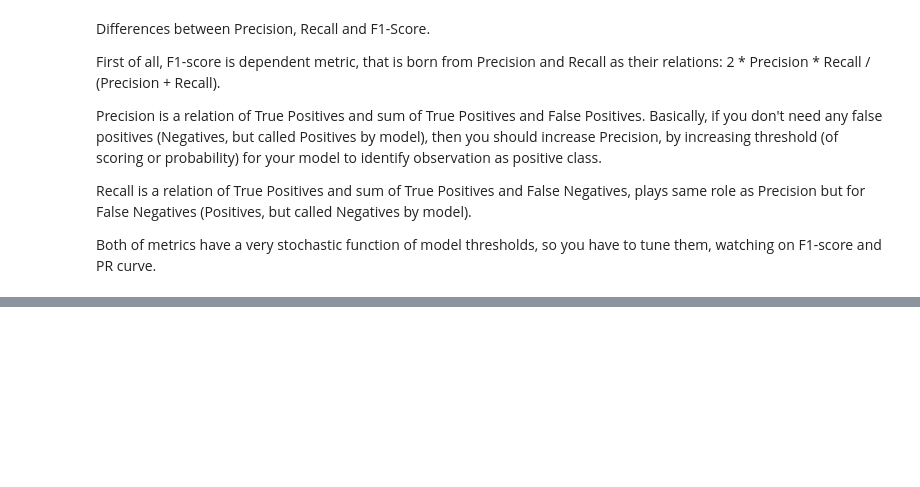
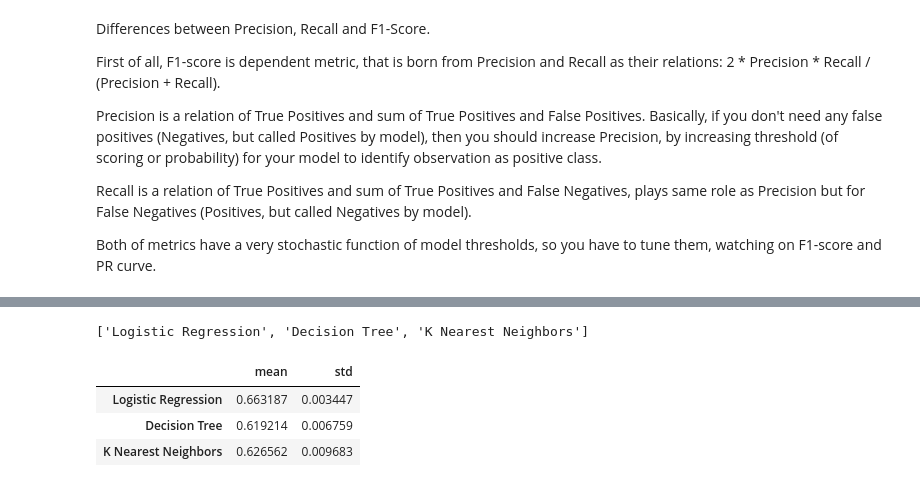
Before and after one commit to whaattisit/Data-Mining, a Jupyter notebook: practice 4/practice_4.ipynb, the cells around one changed output, grey strips where cells are left out. Drawn from its saved outputs; the diff is of its cells as text; code cells hidden in the pictures; blank space fills up the shorter version.

```diff
--- a/practice 4/practice_4.ipynb
+++ b/practice 4/practice_4.ipynb
@@ -259,0 +338,41 @@ I think the real bussiness model
+# %%
+skf = StratifiedKFold(n_splits=5, shuffle=True)
+
+model_performance_means = {}
+model_performance_stds = {}
+
+for classifier in classifiers:
+    f1_stratified = []
+    pipeline = Pipeline( # pipeline
+        steps=[
+            ('preprocessor', preprocessor),
+            ('classifier', classifiers[classifier])
+        ]
+    )
+
+    for train_index, test_index in skf.split(X, y): # cross validation
+        X_train_fold, X_test_fold = X.iloc[train_index], X.iloc[test_index]
+        y_train_fold, y_test_fold = y.iloc[train_index], y.iloc[test_index]
+
+        pipeline.fit(X_train_fold, y_train_fold)
+        y_pred_fold = pipeline.predict(X_test_fold)
+        f1_stratified.append(f1_score(y_test_fold, y_pred_fold))
+
+    model_performance_means[classifier] = np.mean(f1_stratified) # mean and variance of cross-validation sample
+    model_performance_stds[classifier] = np.std(f1_stratified)
+# %%
+print(list(model_performance_means.keys()))
+# %% [output]
+['Logistic Regression', 'Decision Tree', 'K Nearest Neighbors']
+# %%
+table = pd.concat(
+    [pd.DataFrame(model_performance_means.values(), index=list(model_performance_means.keys()), columns=['mean']),
+    pd.DataFrame(model_performance_stds.values(), index=list(model_performance_stds.keys()), columns=['std'])],
+    axis=1
+)
+display(table)
+# %% [output]
+|  | mean | std |
+| Logistic Regression | 0.663187 | 0.003447 |
+| Decision Tree | 0.619214 | 0.006759 |
+| K Nearest Neighbors | 0.626562 | 0.009683 |
```
Also changed, not shown: parts of 11 cells of this notebook.
